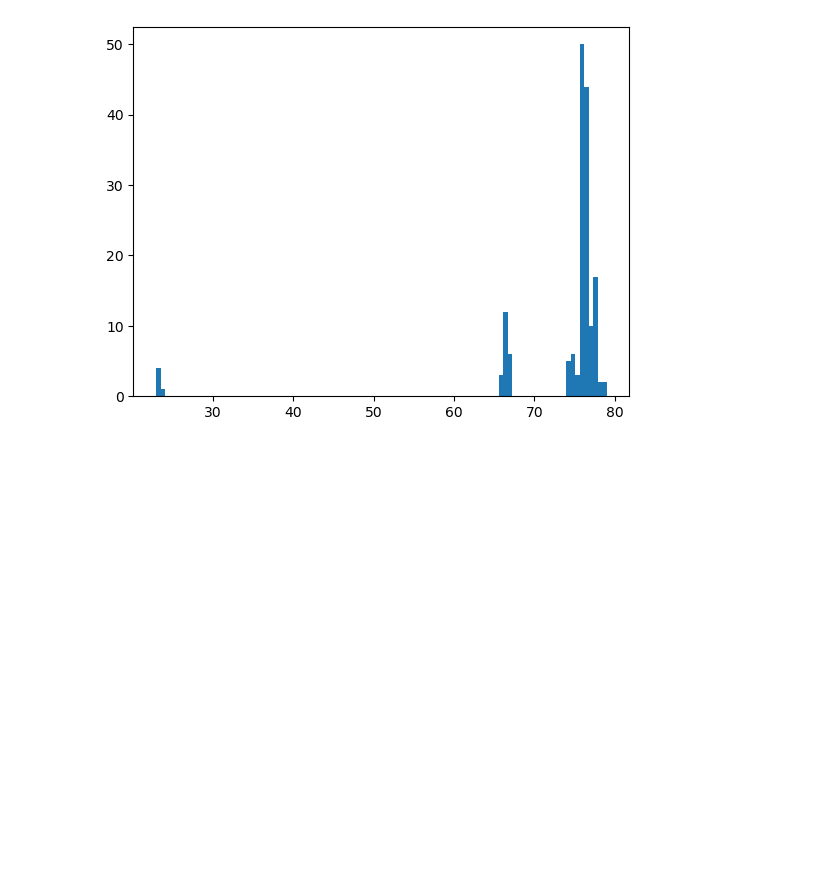
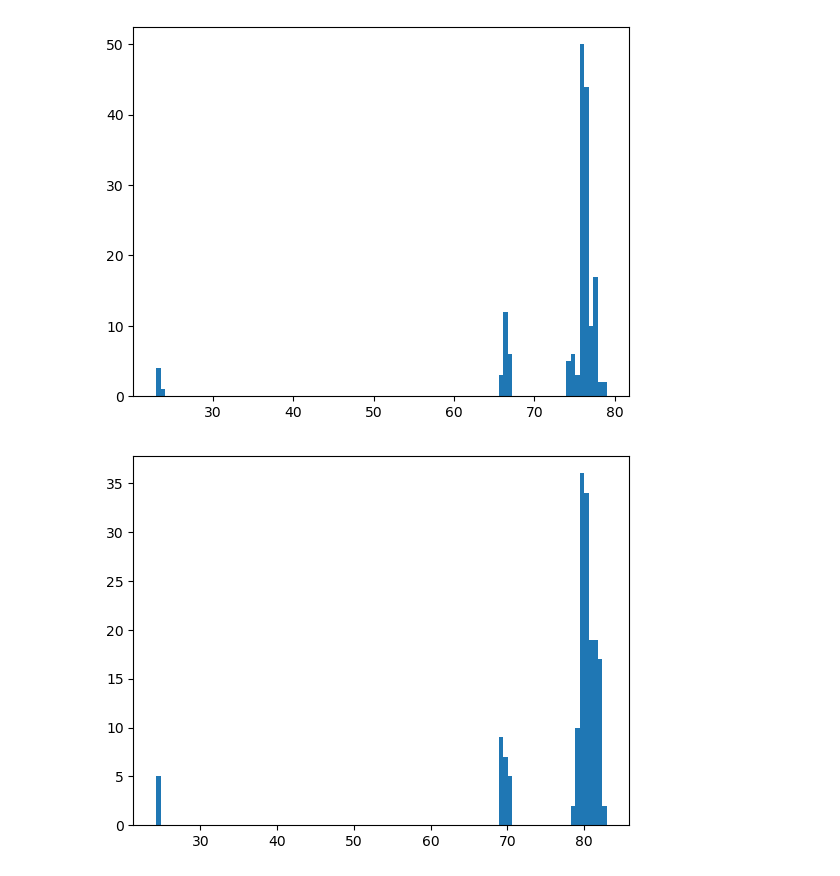
Before and after one commit to mose1020/F-E-Project_Part_2, a Jupyter notebook: 001c_Datensatz_analysieren2.ipynb, the cells around one changed output. Saved outputs shown, nothing was run; the diff lists cells and outputs as text; code cells hidden in the pictures; blank space fills up the shorter version.

```diff
--- a/001c_Datensatz_analysieren2.ipynb
+++ b/001c_Datensatz_analysieren2.ipynb
@@ -13,7 +13,7 @@ mean_image = np.zeros((3,))
 mean_masked = np.zeros((3,))
 num_masked_pixels = 0
 
-color_list = [[],[],[],[]]
+color_list = [[],[],[],[],[]]
 
 # Loop through each image in the train folder
 for filename in os.listdir(train_dir):
@@ -38,11 +38,13 @@ for filename in os.listdir(train_dir):
         color_list[1].append(mean[0])
         color_list[2].append(mean[1])
         color_list[3].append(mean[2])
+        color_list[4].append(np.mean(mean))
 
 
 print(np.mean(color_list[1]))
 print(np.mean(color_list[2]))
 print(np.mean(color_list[3]))
+print(np.mean(color_list[4]))
 # %% [output]
 78.41524856239795
 80.47318550682039
@@ -64,3 +67,8 @@ plt.hist(color_list[3], bins=100)
 plt.show()
 # %% [output]
 [figure]
+# %%
+plt.hist(color_list[4], bins=100)
+plt.show()
+# %% [output]
+[figure, added]
```
Also changed, not shown: parts of 1 cell of this notebook, 2 other files.
